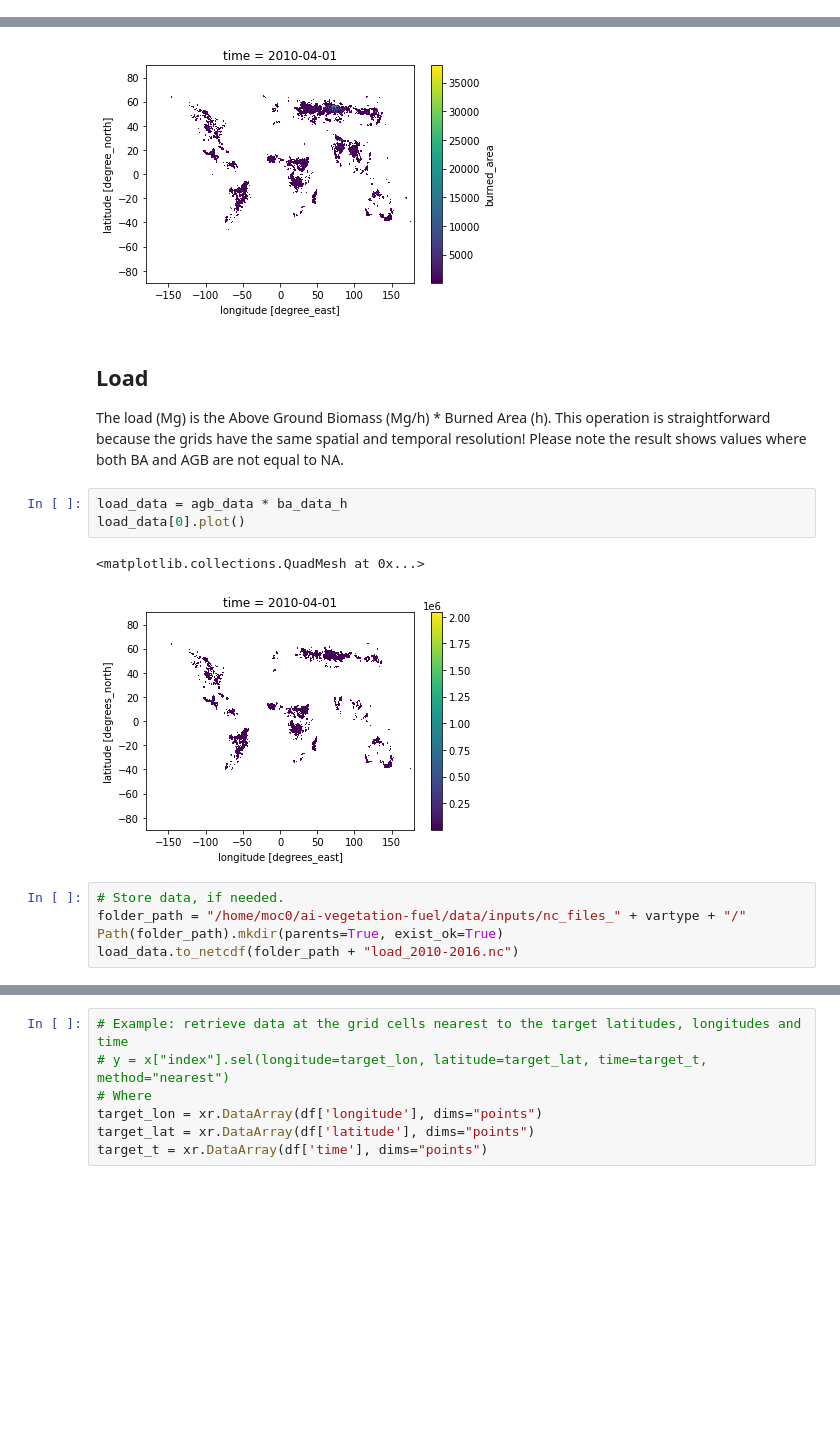
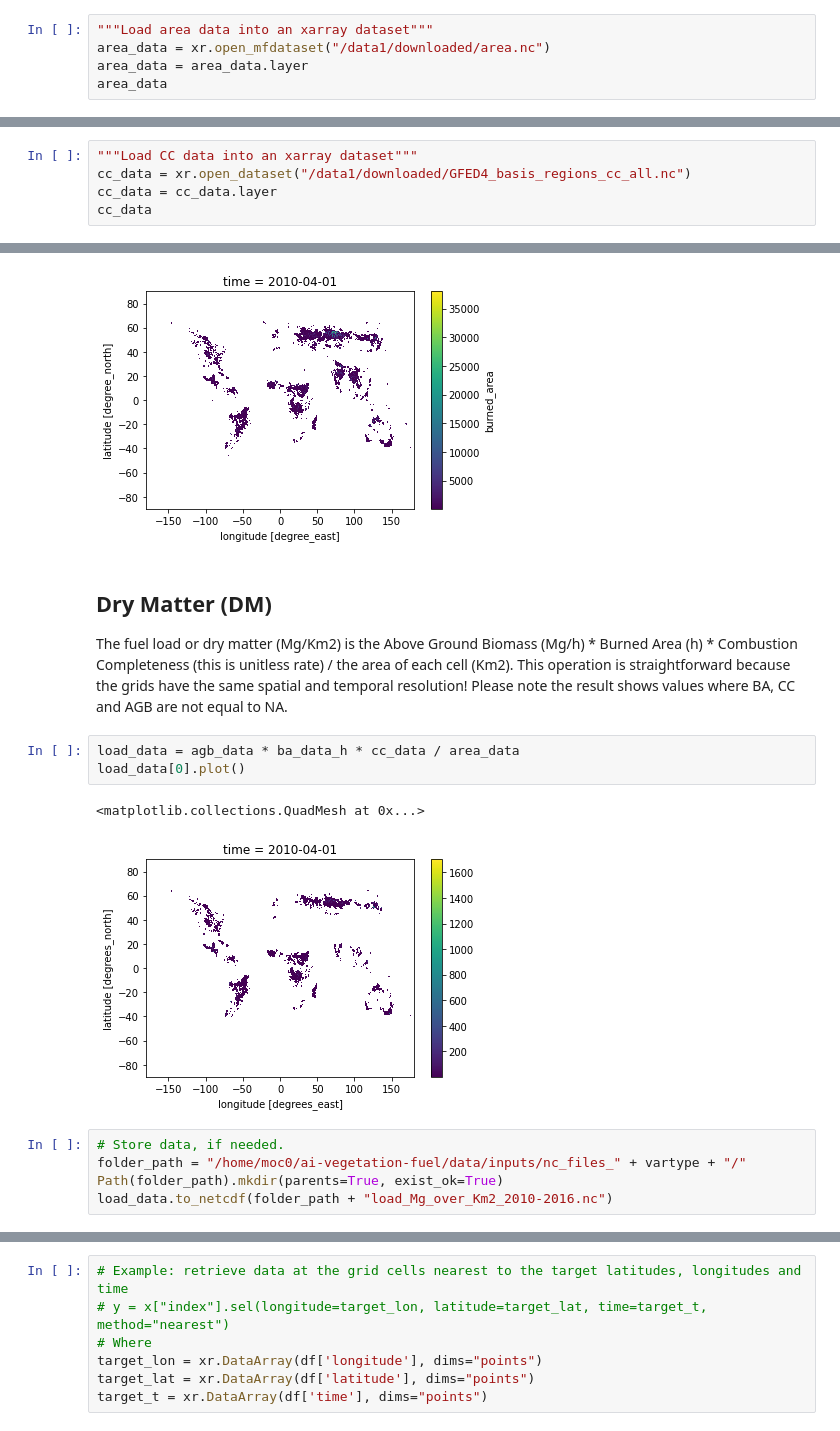
Before and after one commit to ecmwf-projects/ai-vegetation-fuel, a Jupyter notebook: notebooks/data_preparation.ipynb, the cells around one changed output, grey strips where cells are left out. Drawn from its saved outputs; the diff is of its cells as text; blank space fills up the shorter version.

Commit message:
Load formula changed to BA*CC*AGB/AREA

```diff
--- a/notebooks/data_preparation.ipynb
+++ b/notebooks/data_preparation.ipynb
@@ -14,0 +20,5 @@ This notebook takes the raw/downloaded information and pre-process it into a for
+# %%
+"""Load area data into an xarray dataset"""
+area_data = xr.open_mfdataset("/data1/downloaded/area.nc")
+area_data = area_data.layer
+area_data
@@ -14,0 +52,5 @@ This notebook takes the raw/downloaded information and pre-process it into a for
+# %%
+"""Load CC data into an xarray dataset"""
+cc_data = xr.open_dataset("/data1/downloaded/GFED4_basis_regions_cc_all.nc")
+cc_data = cc_data.layer
+cc_data
@@ -125,20 +178,20 @@ ba_data_h[0].plot()
 <matplotlib.collections.QuadMesh at 0x...>
 [figure]
 # %% [markdown]
-## Load
+## Dry Matter (DM)
 
-The load (Mg) is the Above Ground Biomass (Mg/h) * Burned Area (h). This operation is straightforward because the grids have the same spatial and temporal resolution! Please note the result shows values where both BA and AGB are not equal to NA.
+The fuel load or dry matter (Mg/Km2) is the Above Ground Biomass (Mg/h) * Burned Area (h) * Combustion Completeness (this is unitless rate) / the area of each cell (Km2). This operation is straightforward because the grids have the same spatial and temporal resolution! Please note the result shows values where BA, CC and AGB are not equal to NA.
 # %%
-load_data = agb_data * ba_data_h
+load_data = agb_data * ba_data_h * cc_data / area_data
 load_data[0].plot()
 # %% [output]
 <matplotlib.collections.QuadMesh at 0x...>
-[figure, old version]
+[figure, new version]
 # %%
 # Store data, if needed.
 folder_path = "/home/moc0/ai-vegetation-fuel/data/inputs/nc_files_" + vartype + "/"
 Path(folder_path).mkdir(parents=True, exist_ok=True)
-load_data.to_netcdf(folder_path + "load_2010-2016.nc")
+load_data.to_netcdf(folder_path + "load_Mg_over_Km2_2010-2016.nc")
 # %%
 load_data
 # %% [output]
```
Also changed, not shown: parts of 40 cells of this notebook.
